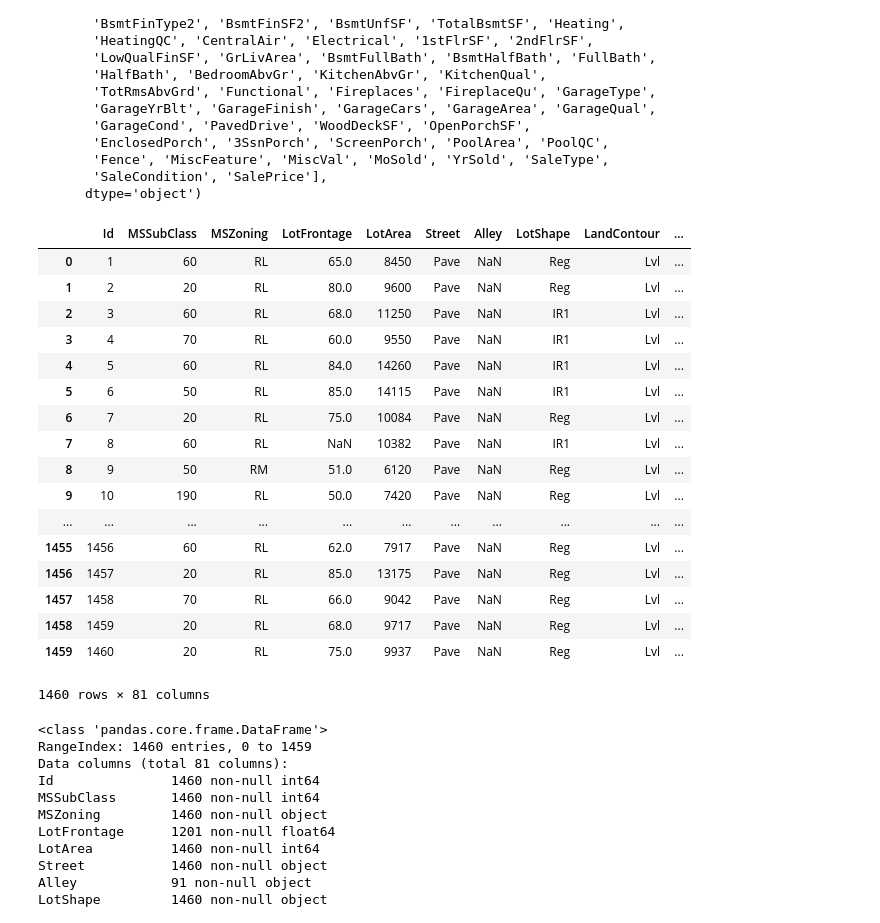
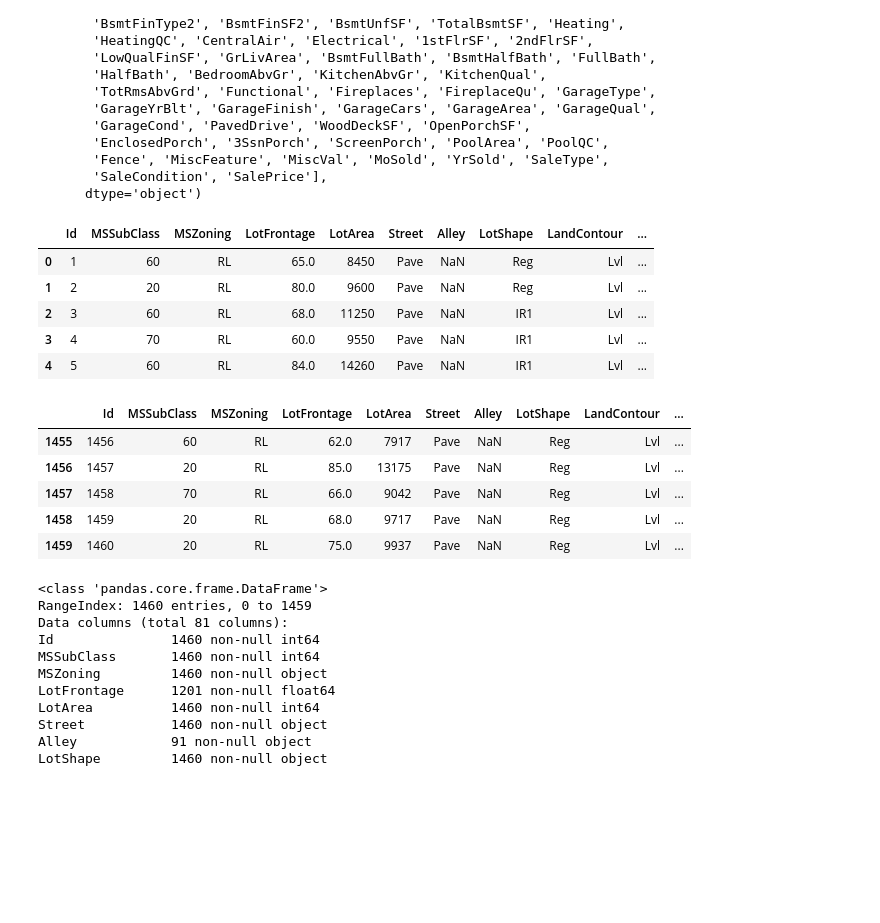
Before and after one commit to lucasnbarros/house-prices-advanced-regression-techniques, a Jupyter notebook: house-prices-advanced-regression-techniques.ipynb, the cells around one changed output. Cells and saved outputs as stored; diff of their text form; code cells hidden in the pictures; blank space fills up the shorter version.

```diff
--- a/house-prices-advanced-regression-techniques.ipynb
+++ b/house-prices-advanced-regression-techniques.ipynb
@@ -65,27 +69,26 @@ Index(['Id', 'MSSubClass', 'MSZoning', 'LotFrontage', 'LotArea', 'Street',
        'Fence', 'MiscFeature', 'MiscVal', 'MoSold', 'YrSold', 'SaleType',
        'SaleCondition', 'SalePrice'],
       dtype='object')
+# %%
+pd.set_option("display.max_columns", 100)
 # %%
-df_train
+df_train.head()
 # %% [output]
 |  | Id | MSSubClass | MSZoning | LotFrontage | LotArea | Street | Alley | LotShape | LandContour | ... |
 | 0 | 1 | 60 | RL | 65.0 | 8450 | Pave | NaN | Reg | Lvl | ... |
 | 1 | 2 | 20 | RL | 80.0 | 9600 | Pave | NaN | Reg | Lvl | ... |
 | 2 | 3 | 60 | RL | 68.0 | 11250 | Pave | NaN | IR1 | Lvl | ... |
 | 3 | 4 | 70 | RL | 60.0 | 9550 | Pave | NaN | IR1 | Lvl | ... |
 | 4 | 5 | 60 | RL | 84.0 | 14260 | Pave | NaN | IR1 | Lvl | ... |
-| 5 | 6 | 50 | RL | 85.0 | 14115 | Pave | NaN | IR1 | Lvl | ... |
-| 6 | 7 | 20 | RL | 75.0 | 10084 | Pave | NaN | Reg | Lvl | ... |
-| 7 | 8 | 60 | RL | NaN | 10382 | Pave | NaN | IR1 | Lvl | ... |
-| 8 | 9 | 50 | RM | 51.0 | 6120 | Pave | NaN | Reg | Lvl | ... |
-| 9 | 10 | 190 | RL | 50.0 | 7420 | Pave | NaN | Reg | Lvl | ... |
-| ... | ... | ... | ... | ... | ... | ... | ... | ... | ... | ... |
-| 1455 | 1456 | 60 | RL | 62.0 | 7917 | Pave | NaN | Reg | Lvl | ... |
-| 1456 | 1457 | 20 | RL | 85.0 | 13175 | Pave | NaN | Reg | Lvl | ... |
-| 1457 | 1458 | 70 | RL | 66.0 | 9042 | Pave | NaN | Reg | Lvl | ... |
-| 1458 | 1459 | 20 | RL | 68.0 | 9717 | Pave | NaN | Reg | Lvl | ... |
-| 1459 | 1460 | 20 | RL | 75.0 | 9937 | Pave | NaN | Reg | Lvl | ... |
-1460 rows × 81 columns
+# %%
+df_train.tail()
+# %% [output]
+|  | Id | MSSubClass | MSZoning | LotFrontage | LotArea | Street | Alley | LotShape | LandContour | ... |
+| 1455 | 1456 | 60 | RL | 62.0 | 7917 | Pave | NaN | Reg | Lvl | ... |
+| 1456 | 1457 | 20 | RL | 85.0 | 13175 | Pave | NaN | Reg | Lvl | ... |
+| 1457 | 1458 | 70 | RL | 66.0 | 9042 | Pave | NaN | Reg | Lvl | ... |
+| 1458 | 1459 | 20 | RL | 68.0 | 9717 | Pave | NaN | Reg | Lvl | ... |
+| 1459 | 1460 | 20 | RL | 75.0 | 9937 | Pave | NaN | Reg | Lvl | ... |
 # %%
 df_train.info()
 # %% [output]
```
Also changed, not shown: parts of 17 cells of this notebook.
